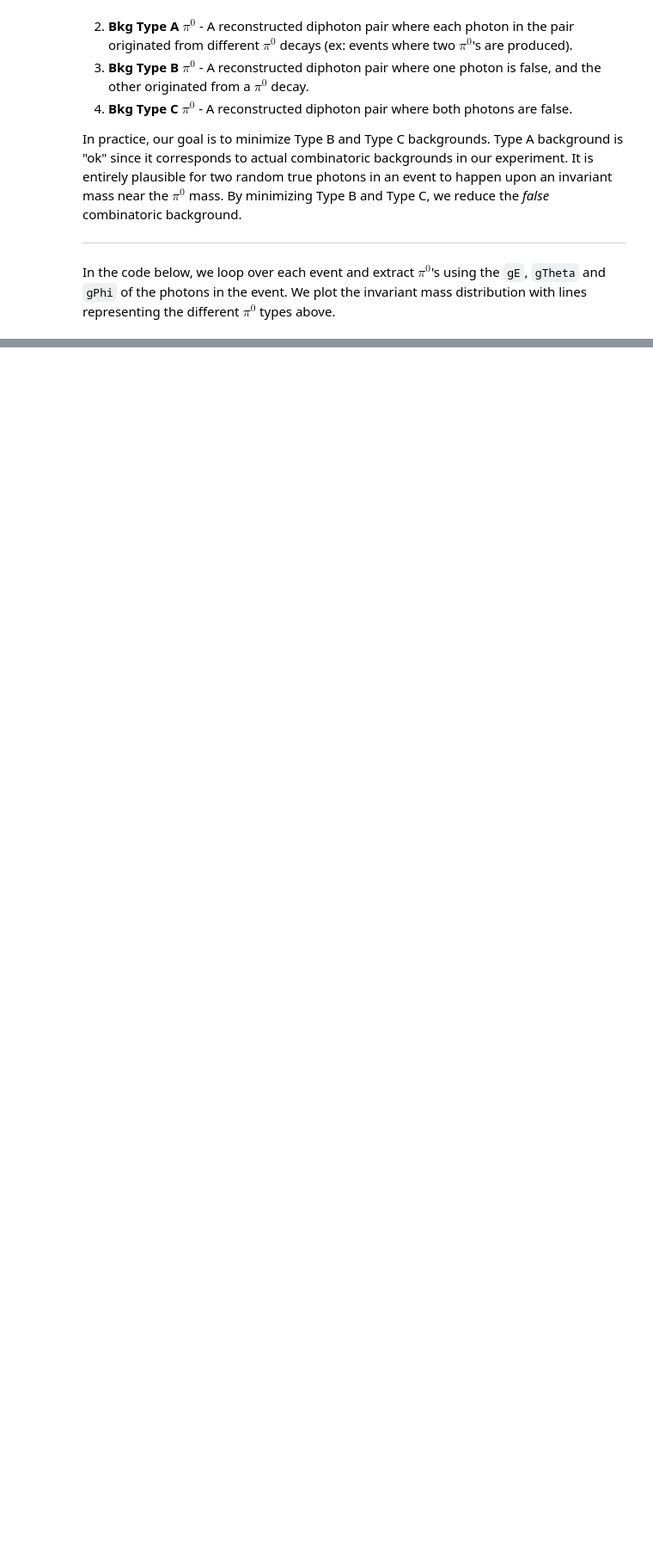
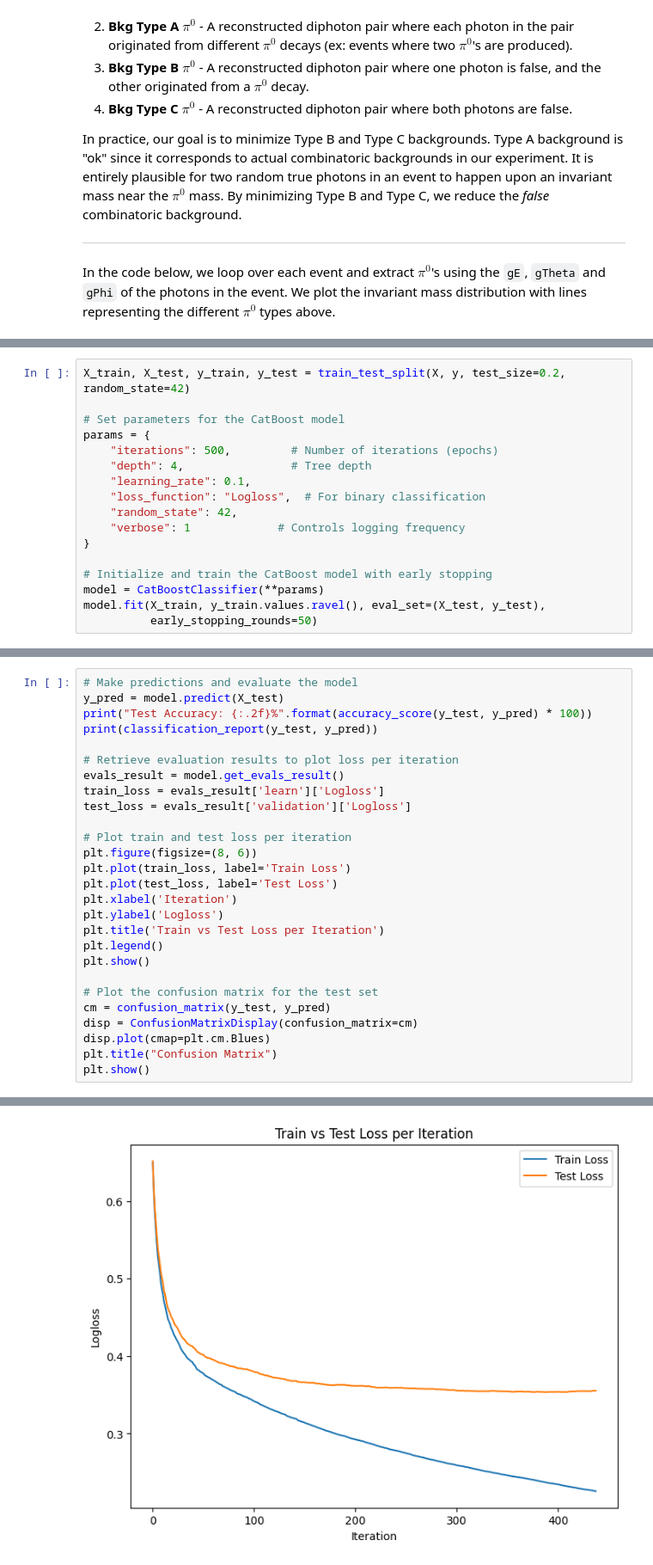
Before and after one commit to Gregtom3/vossen_ecal_ai, a Jupyter notebook: notebooks/tutorial_1a_basics.ipynb, the cells around one changed output, grey strips where cells are left out. Shown: that part at 86% size. Cells and saved outputs as stored; diff of their text form; blank space fills up the shorter version.

```diff
--- a/notebooks/tutorial_1a_basics.ipynb
+++ b/notebooks/tutorial_1a_basics.ipynb
@@ -182,0 +311,17 @@ plt.show()
+# %%
+X_train, X_test, y_train, y_test = train_test_split(X, y, test_size=0.2, random_state=42)
+
+# Set parameters for the CatBoost model
+params = {
+    "iterations": 500,         # Number of iterations (epochs)
+    "depth": 4,                # Tree depth
+    "learning_rate": 0.1,
+    "loss_function": "Logloss",  # For binary classification
+    "random_state": 42,
+    "verbose": 1             # Controls logging frequency
+}
+
+# Initialize and train the CatBoost model with early stopping
+model = CatBoostClassifier(**params)
+model.fit(X_train, y_train.values.ravel(), eval_set=(X_test, y_test),
+          early_stopping_rounds=50)
@@ -182,0 +346,28 @@ plt.show()
+# %%
+# Make predictions and evaluate the model
+y_pred = model.predict(X_test)
+print("Test Accuracy: {:.2f}%".format(accuracy_score(y_test, y_pred) * 100))
+print(classification_report(y_test, y_pred))
+
+# Retrieve evaluation results to plot loss per iteration
+evals_result = model.get_evals_result()
+train_loss = evals_result['learn']['Logloss']
+test_loss = evals_result['validation']['Logloss']
+
+# Plot train and test loss per iteration
+plt.figure(figsize=(8, 6))
+plt.plot(train_loss, label='Train Loss')
+plt.plot(test_loss, label='Test Loss')
+plt.xlabel('Iteration')
+plt.ylabel('Logloss')
+plt.title('Train vs Test Loss per Iteration')
+plt.legend()
+plt.show()
+
+# Plot the confusion matrix for the test set
+cm = confusion_matrix(y_test, y_pred)
+disp = ConfusionMatrixDisplay(confusion_matrix=cm)
+disp.plot(cmap=plt.cm.Blues)
+plt.title("Confusion Matrix")
+plt.show()
+# %% [output]
@@ -182,0 +383 @@ plt.show()
+[figure, added]
```
Also changed, not shown: parts of 15 cells of this notebook.
